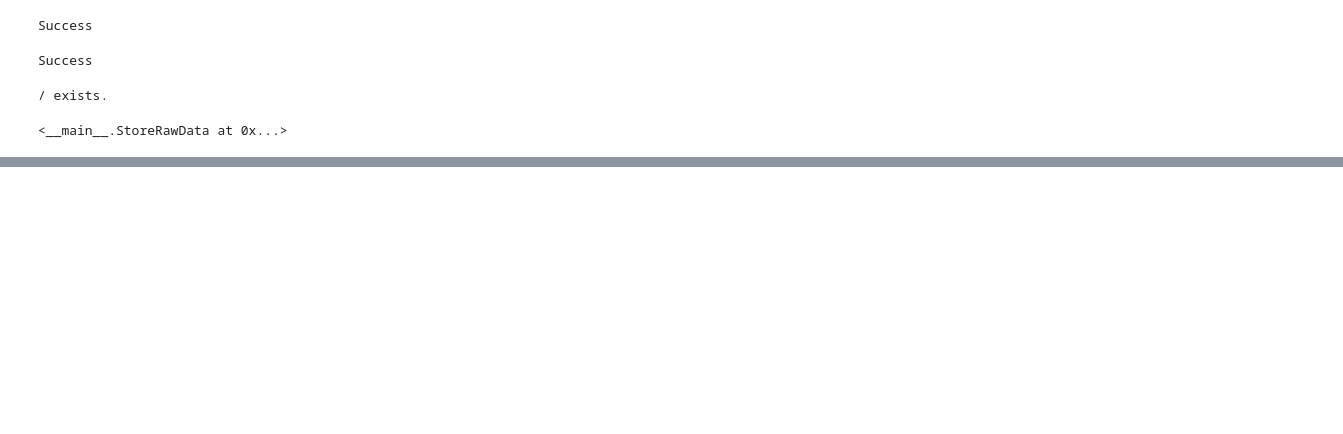
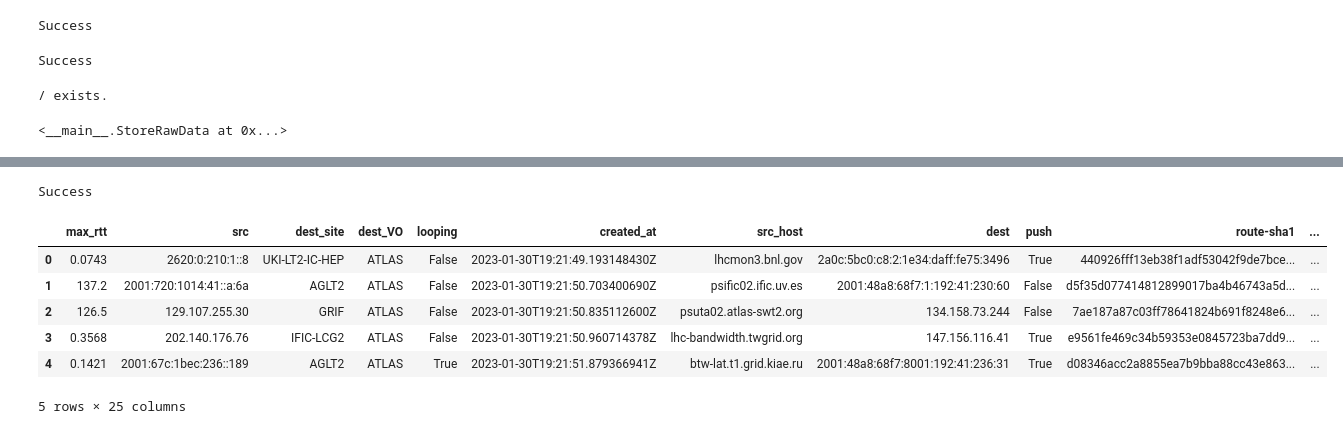
Before and after one commit to durbar2003/alarms-and-alerts-notebooks, a Jupyter notebook: explore.ipynb, the cells around one changed output, grey strips where cells are left out. Cells and saved outputs as stored; diff of their text form; code cells hidden in the pictures; blank space fills up the shorter version.

```diff
--- a/explore.ipynb
+++ b/explore.ipynb
@@ -640,0 +643,18 @@ Source Unavailability Percentage: 0.00%
+# %%
+es = ConnectES()
+
+# INDICES = ['ps_packetloss', 'ps_owd', 'ps_throughput', 'ps_trace']
+dateFrom, dateTo, idx = ['2023-01-30 18:15', '2023-01-30 20:15', 'ps_trace']
+start, end = GetTimeRanges(dateFrom, dateTo, 1)
+data = queryIndex(es, start, end, idx)
+df = pd.DataFrame(data).T
+df.head()
+# %% [output]
+Success
+|  | max_rtt | src | dest_site | dest_VO | looping | created_at | src_host | dest | push | route-sha1 | ... |
+| 0 | 0.0743 | 2620:0:210:1::8 | UKI-LT2-IC-HEP | ATLAS | False | 2023-01-30T19:21:49.193148430Z | lhcmon3.bnl.gov | 2a0c:5bc0:c8:2:1e34:daff:fe75:3496 | True | 440926fff13eb38f1adf53042f9de7bce... | ... |
+| 1 | 137.2 | 2001:720:1014:41::a:6a | AGLT2 | ATLAS | False | 2023-01-30T19:21:50.703400690Z | psific02.ific.uv.es | 2001:48a8:68f7:1:192:41:230:60 | False | d5f35d077414812899017ba4b46743a5d... | ... |
+| 2 | 126.5 | 129.107.255.30 | GRIF | ATLAS | False | 2023-01-30T19:21:50.835112600Z | psuta02.atlas-swt2.org | 134.158.73.244 | False | 7ae187a87c03ff78641824b691f8248e6... | ... |
+| 3 | 0.3568 | 202.140.176.76 | IFIC-LCG2 | ATLAS | False | 2023-01-30T19:21:50.960714378Z | lhc-bandwidth.twgrid.org | 147.156.116.41 | True | e9561fe469c34b59353e0845723ba7dd9... | ... |
+| 4 | 0.1421 | 2001:67c:1bec:236::189 | AGLT2 | ATLAS | True | 2023-01-30T19:21:51.879366941Z | btw-lat.t1.grid.kiae.ru | 2001:48a8:68f7:8001:192:41:236:31 | True | d08346acc2a8855ea7b9bba88cc43e863... | ... |
+5 rows × 25 columns
```
Also changed, not shown: parts of 15 cells of this notebook.
